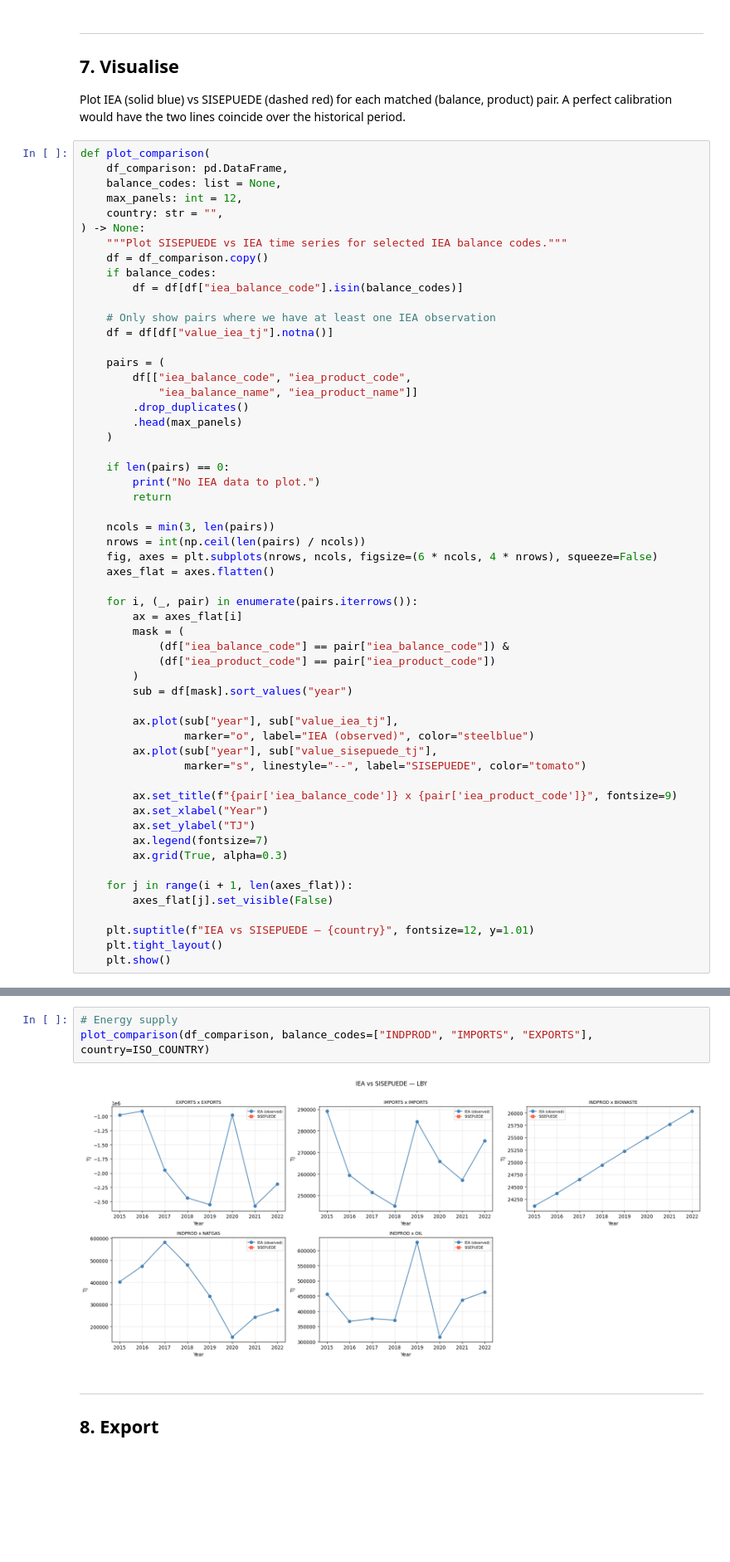
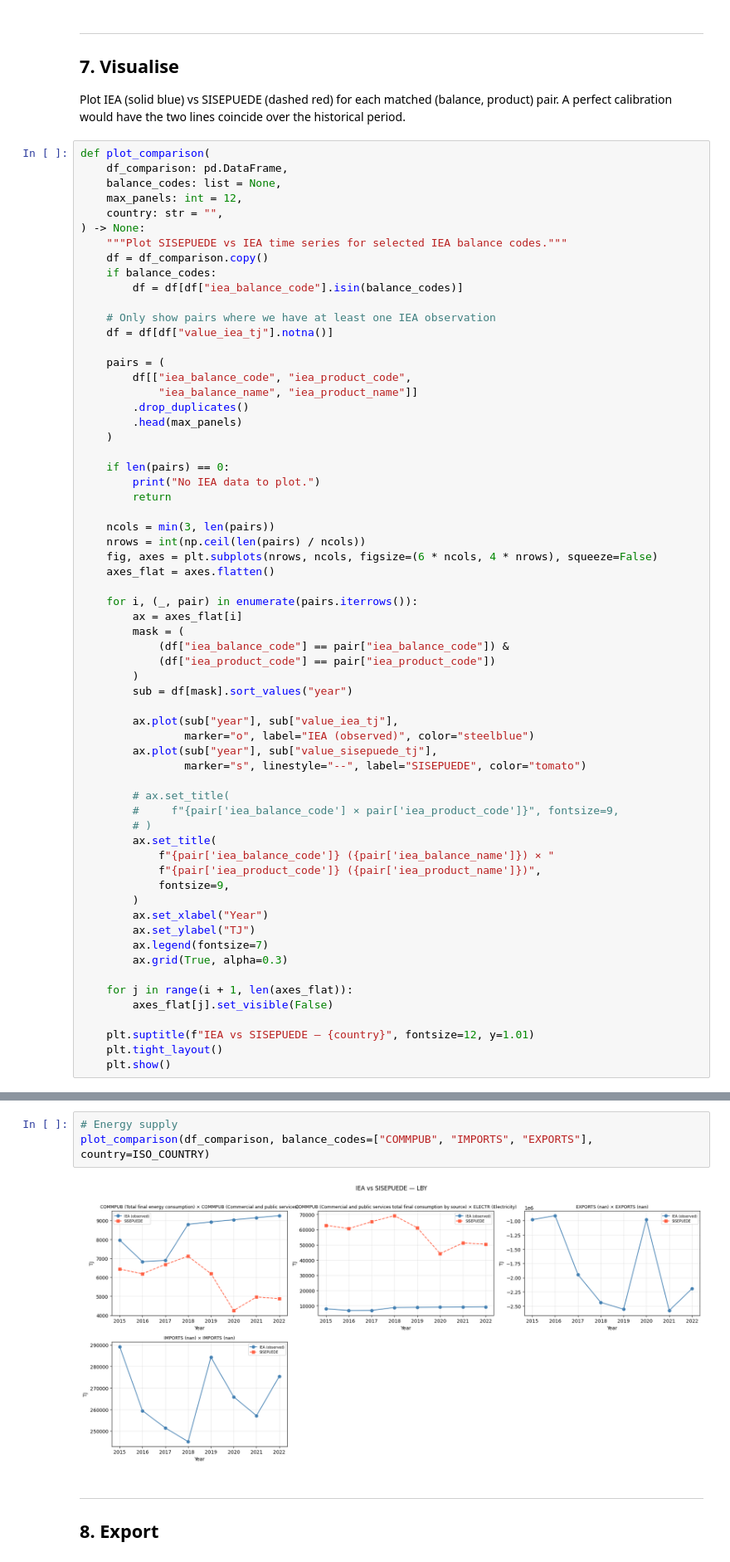
Before and after one commit to dpmendez/sisepuede, a Jupyter notebook: sisepuede/calibration/iea_energy_crosswalk_comparison.ipynb, the cells around one changed output, grey strips where cells are left out. Shown at 83% size. Drawn from its saved outputs; the diff is of its cells as text; blank space fills up the shorter version.

Commit message:
Expand plot titles for clarity.

```diff
--- a/sisepuede/calibration/iea_energy_crosswalk_comparison.ipynb
+++ b/sisepuede/calibration/iea_energy_crosswalk_comparison.ipynb
@@ -430,7 +450,14 @@ def plot_comparison(
         ax.plot(sub["year"], sub["value_sisepuede_tj"],
                 marker="s", linestyle="--", label="SISEPUEDE", color="tomato")
 
-        ax.set_title(f"{pair['iea_balance_code']} x {pair['iea_product_code']}", fontsize=9)
+        # ax.set_title(
+        #     f"{pair['iea_balance_code'] × pair['iea_product_code']}", fontsize=9,
+        # )
+        ax.set_title(
+            f"{pair['iea_balance_code']} ({pair['iea_balance_name']}) × "
+            f"{pair['iea_product_code']} ({pair['iea_product_name']})",
+            fontsize=9,
+        )
         ax.set_xlabel("Year")
         ax.set_ylabel("TJ")
         ax.legend(fontsize=7)
@@ -462,8 +490,8 @@ plot_comparison(df_comparison, balance_codes=["ELECTOUT"], country=ISO_COUNTRY)
 # %%
 # Energy supply
-plot_comparison(df_comparison, balance_codes=["INDPROD", "IMPORTS", "EXPORTS"], country=ISO_COUNTRY)
+plot_comparison(df_comparison, balance_codes=["COMMPUB", "IMPORTS", "EXPORTS"], country=ISO_COUNTRY)
 # %% [output]
-[figure, old version]
+[figure, new version]
 # %% [markdown]
 ---
 ## 8. Export
```
Also changed, not shown: parts of 5 cells of this notebook.
